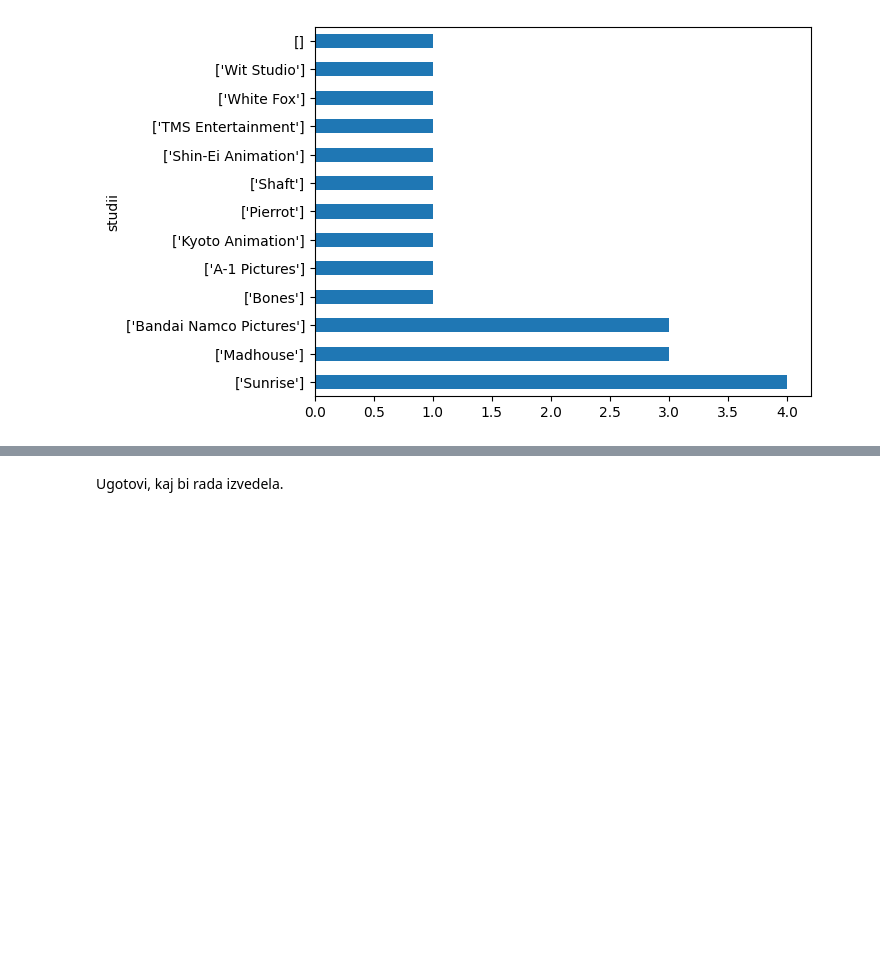
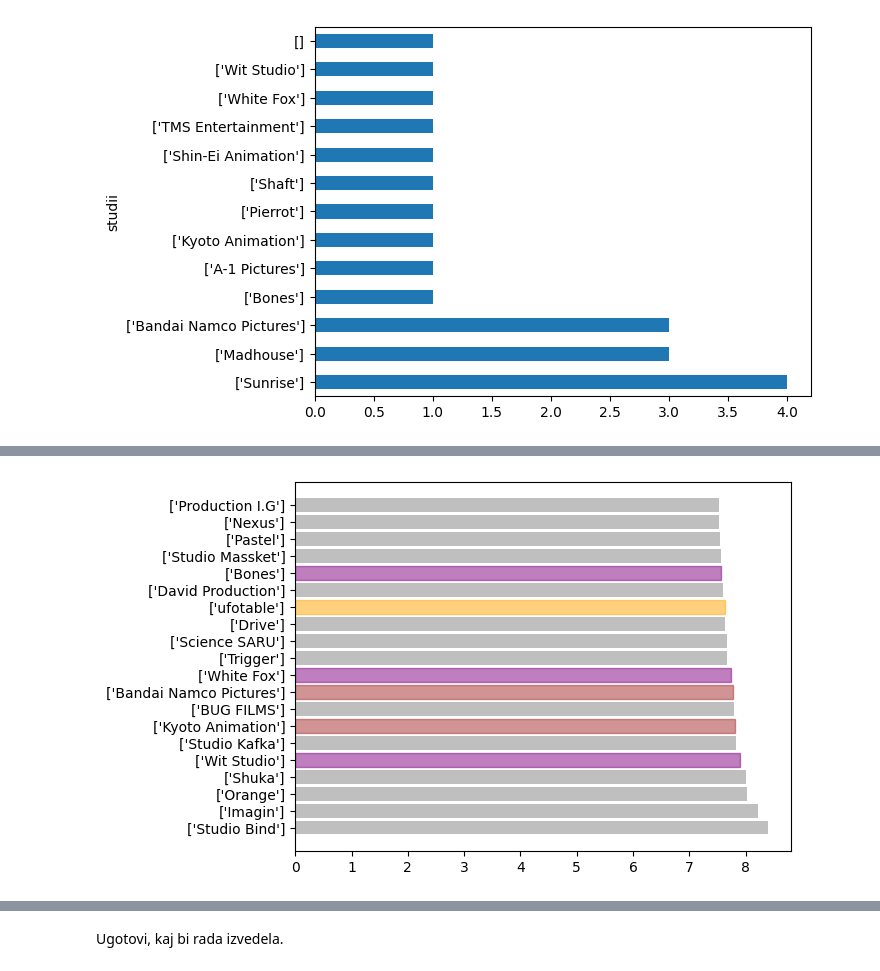
Before and after one commit to lrozman/Projektna-naloga-UVP---Rozman-Lara, a Jupyter notebook: analiza.ipynb, the cells around one changed output, grey strips where cells are left out. Cells and saved outputs as stored; diff of their text form; code cells hidden in the pictures; blank space fills up the shorter version.

```diff
--- a/analiza.ipynb
+++ b/analiza.ipynb
@@ -592,0 +709,15 @@ najboljsih20.groupby("studii").size().sort_values(ascending=False).plot.barh() #
+# %%
+def plot_studii_ocena(data, target_pop, target_bolj, target_najnaj):
+    data = data.sort_values("povprecna_ocena", ascending=False).head(20)
+    bars = plt.barh(y=data.index, width=data.povprecna_ocena, color='grey', alpha=0.5)
+    for idx, studio in enumerate(data.index):
+        if studio in target_najnaj:
+            bars[idx].set_color(c='purple')
+        elif studio in target_bolj:
+            bars[idx].set_color(c="brown")
+        elif studio in target_pop:
+            bars[idx].set_color(c="orange")
+
+plot_studii_ocena(df_studii, studii_najpopularnejsi, studii_najboljsi, studii_najnaj)
+# %% [output]
+[figure, added]
```
Also changed, not shown: parts of 24 cells of this notebook.
